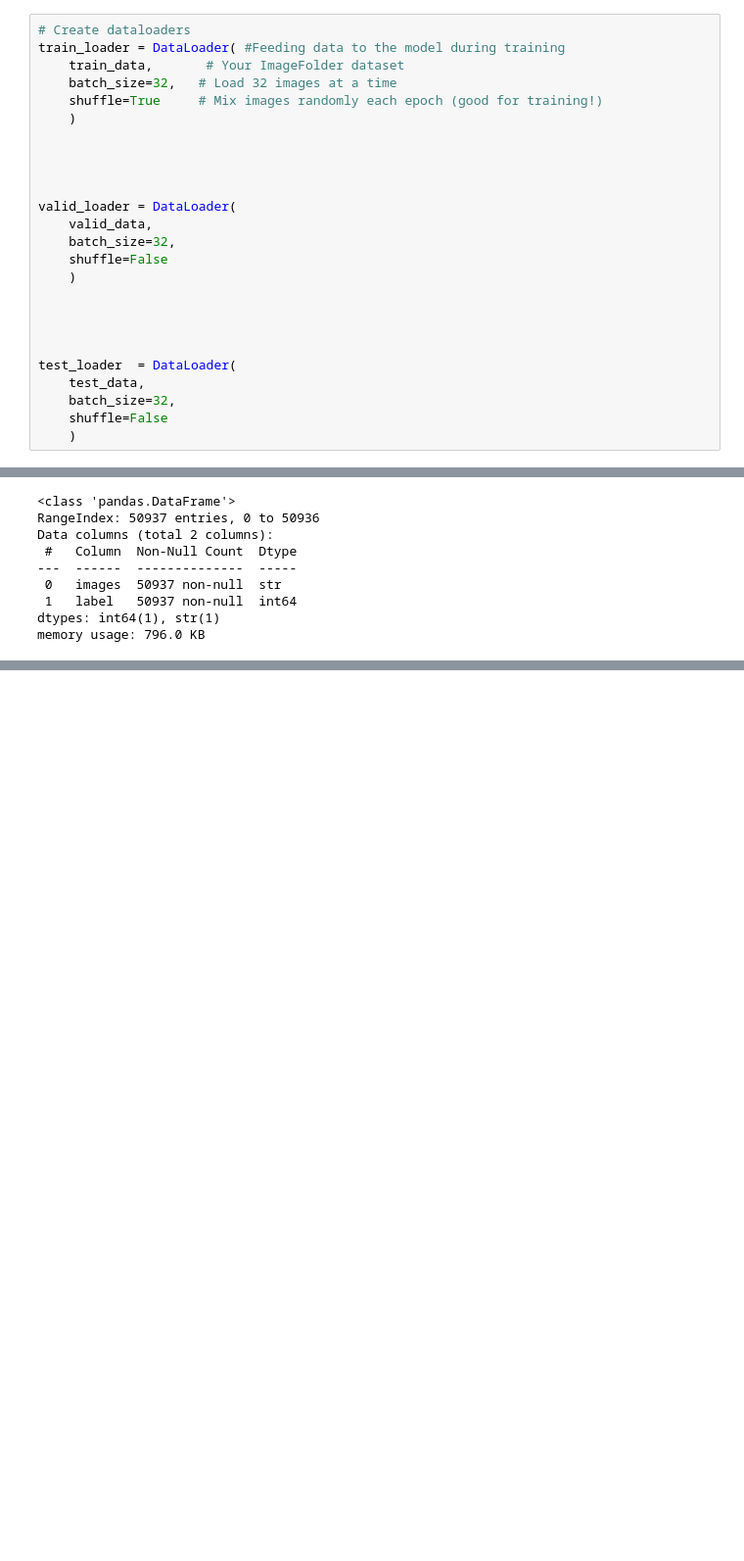
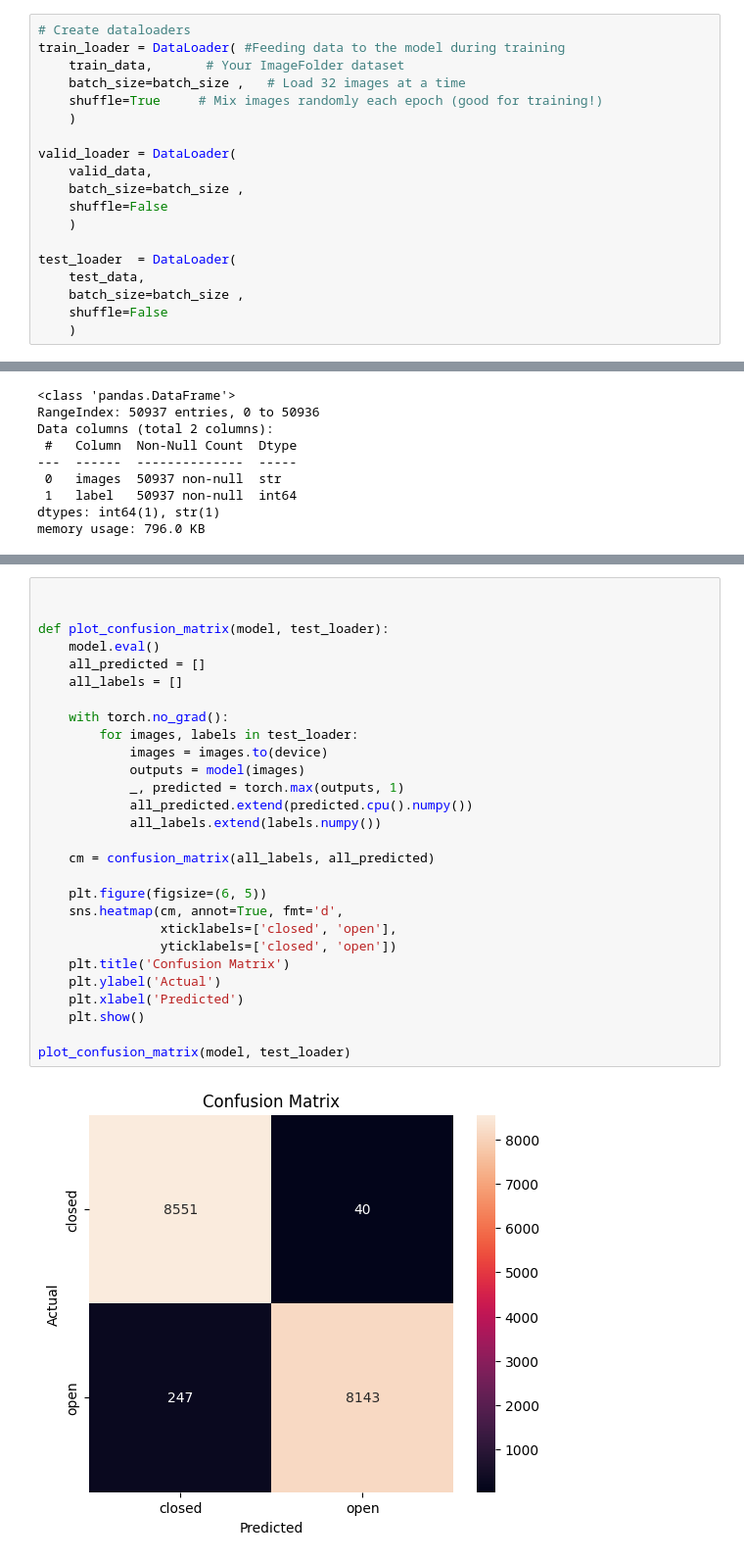
Before and after one commit to Mesterumit/Drive-s-Eye-Detection, a Jupyter notebook: notebooks/Eye_Detection.ipynb, the cells around one changed output, grey strips where cells are left out. Shown at 98% size. Drawn from its saved outputs; the diff is of its cells as text; blank space fills up the shorter version.

```diff
--- a/notebooks/Eye_Detection.ipynb
+++ b/notebooks/Eye_Detection.ipynb
@@ -56,25 +70,19 @@ Valid size: 16980
 # Create dataloaders
 train_loader = DataLoader( #Feeding data to the model during training
     train_data,       # Your ImageFolder dataset
-    batch_size=32,   # Load 32 images at a time
+    batch_size=batch_size ,   # Load 32 images at a time
     shuffle=True     # Mix images randomly each epoch (good for training!)
     )
 
-
-
-
 valid_loader = DataLoader(
     valid_data,
-    batch_size=32,
+    batch_size=batch_size ,
     shuffle=False
     )
 
-
-
-
 test_loader  = DataLoader(
     test_data,
-    batch_size=32,
+    batch_size=batch_size ,
     shuffle=False
     )
 # %%
@@ -177,0 +446,30 @@ plt.show()
+# %%
+
+
+def plot_confusion_matrix(model, test_loader):
+    model.eval()
+    all_predicted = []
+    all_labels = []
+
+    with torch.no_grad():
+        for images, labels in test_loader:
+            images = images.to(device)
+            outputs = model(images)
+            _, predicted = torch.max(outputs, 1)
+            all_predicted.extend(predicted.cpu().numpy())
+            all_labels.extend(labels.numpy())
+
+    cm = confusion_matrix(all_labels, all_predicted)
+
+    plt.figure(figsize=(6, 5))
+    sns.heatmap(cm, annot=True, fmt='d',
+                xticklabels=['closed', 'open'],
+                yticklabels=['closed', 'open'])
+    plt.title('Confusion Matrix')
+    plt.ylabel('Actual')
+    plt.xlabel('Predicted')
+    plt.show()
+
+plot_confusion_matrix(model, test_loader)
+# %% [output]
+[figure, added]
```
Also changed, not shown: parts of 12 cells of this notebook, 4 other files.
